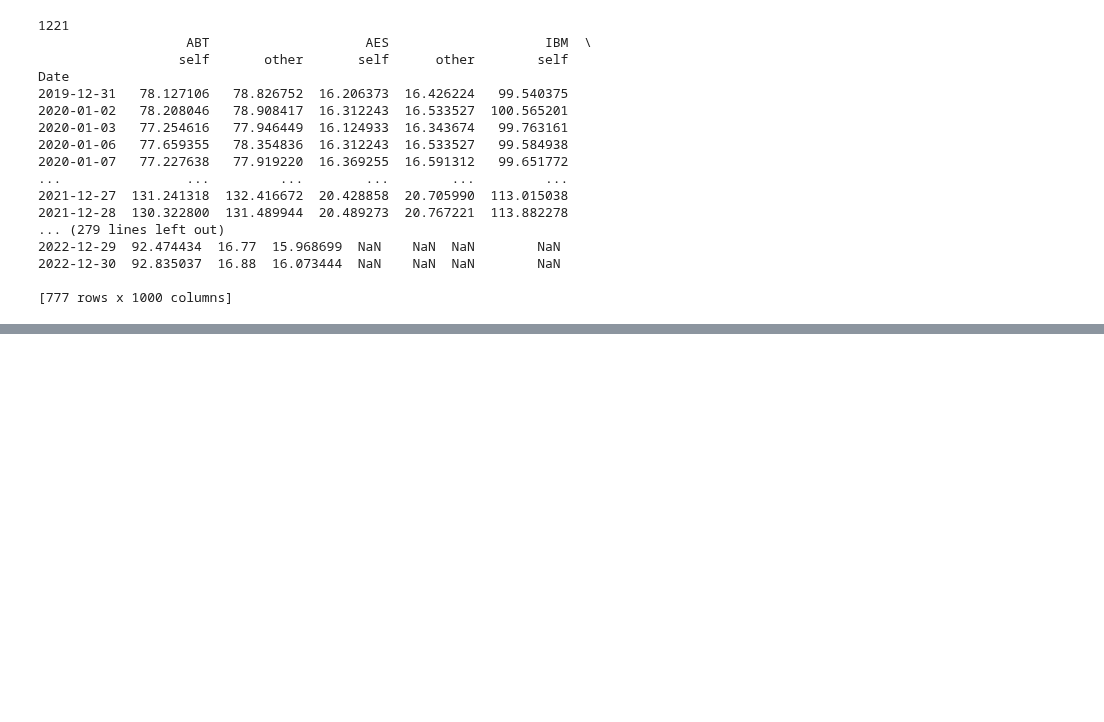
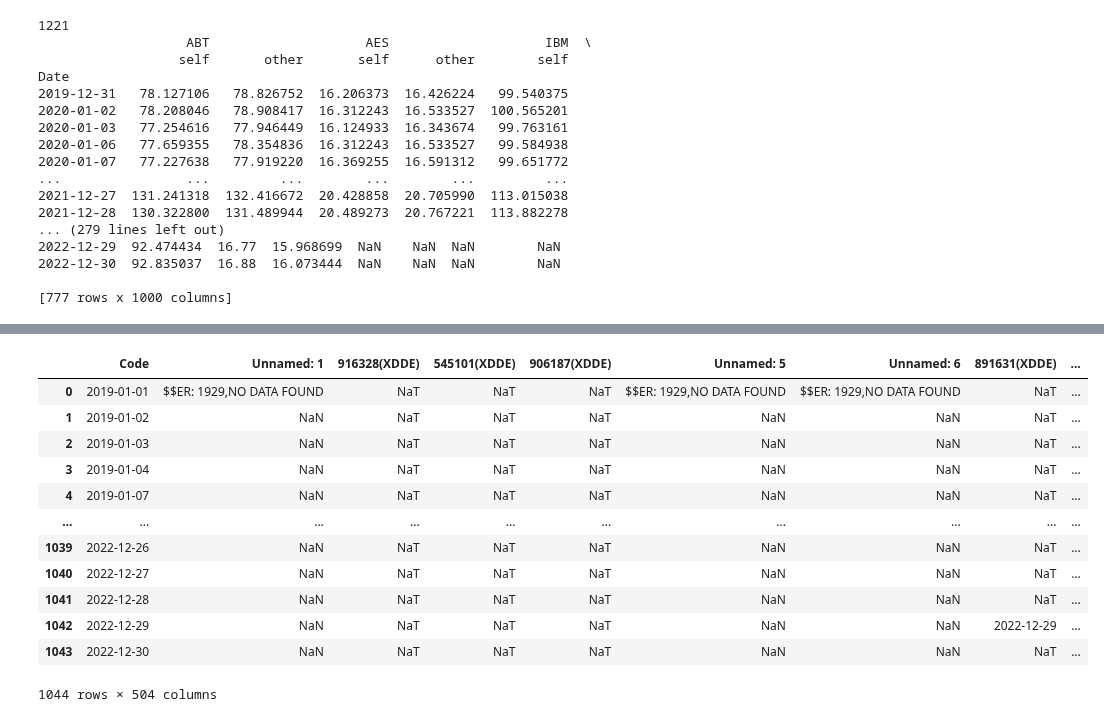
Before and after one commit to rebecca-di-francesco-bfh/sectoral-decarbonization, a Jupyter notebook: compare_yahoo_df.ipynb, the cells around one changed output, grey strips where cells are left out. Saved outputs shown, nothing was run; the diff lists cells and outputs as text; code cells hidden in the pictures; blank space fills up the shorter version.

```diff
--- a/compare_yahoo_df.ipynb
+++ b/compare_yahoo_df.ipynb
@@ -34,0 +156,16 @@ Date
+# %%
+div_date_old
+# %% [output]
+|  | Code | Unnamed: 1 | 916328(XDDE) | 545101(XDDE) | 906187(XDDE) | Unnamed: 5 | Unnamed: 6 | 891631(XDDE) | ... |
+| 0 | 2019-01-01 | $$ER: 1929,NO DATA FOUND | NaT | NaT | NaT | $$ER: 1929,NO DATA FOUND | $$ER: 1929,NO DATA FOUND | NaT | ... |
+| 1 | 2019-01-02 | NaN | NaT | NaT | NaT | NaN | NaN | NaT | ... |
+| 2 | 2019-01-03 | NaN | NaT | NaT | NaT | NaN | NaN | NaT | ... |
+| 3 | 2019-01-04 | NaN | NaT | NaT | NaT | NaN | NaN | NaT | ... |
+| 4 | 2019-01-07 | NaN | NaT | NaT | NaT | NaN | NaN | NaT | ... |
+| ... | ... | ... | ... | ... | ... | ... | ... | ... | ... |
+| 1039 | 2022-12-26 | NaN | NaT | NaT | NaT | NaN | NaN | NaT | ... |
+| 1040 | 2022-12-27 | NaN | NaT | NaT | NaT | NaN | NaN | NaT | ... |
+| 1041 | 2022-12-28 | NaN | NaT | NaT | NaT | NaN | NaN | NaT | ... |
+| 1042 | 2022-12-29 | NaN | NaT | NaT | NaT | NaN | NaN | 2022-12-29 | ... |
+| 1043 | 2022-12-30 | NaN | NaT | NaT | NaT | NaN | NaN | NaT | ... |
+1044 rows × 504 columns
```
Also changed, not shown: parts of 8 cells of this notebook, 1 other file.
